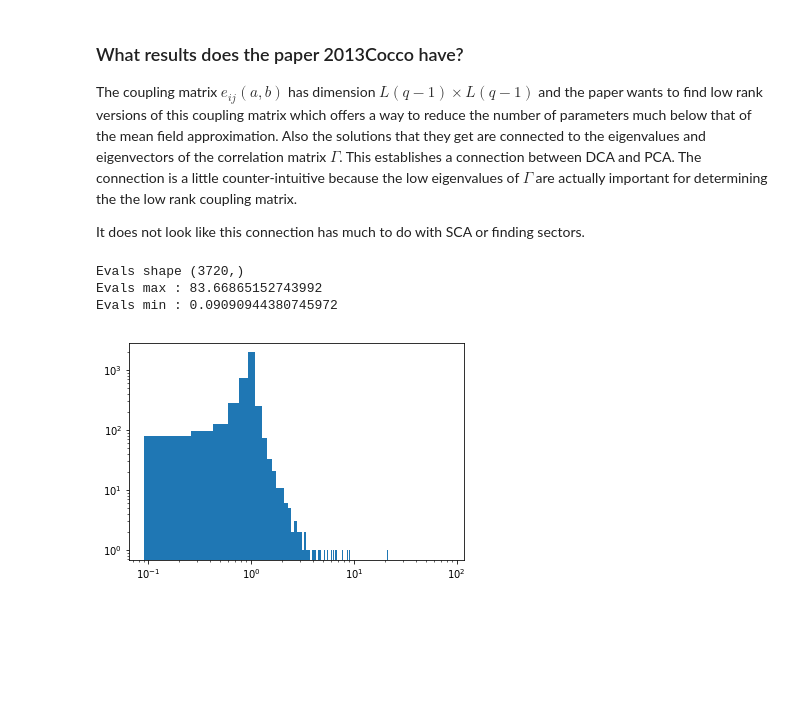
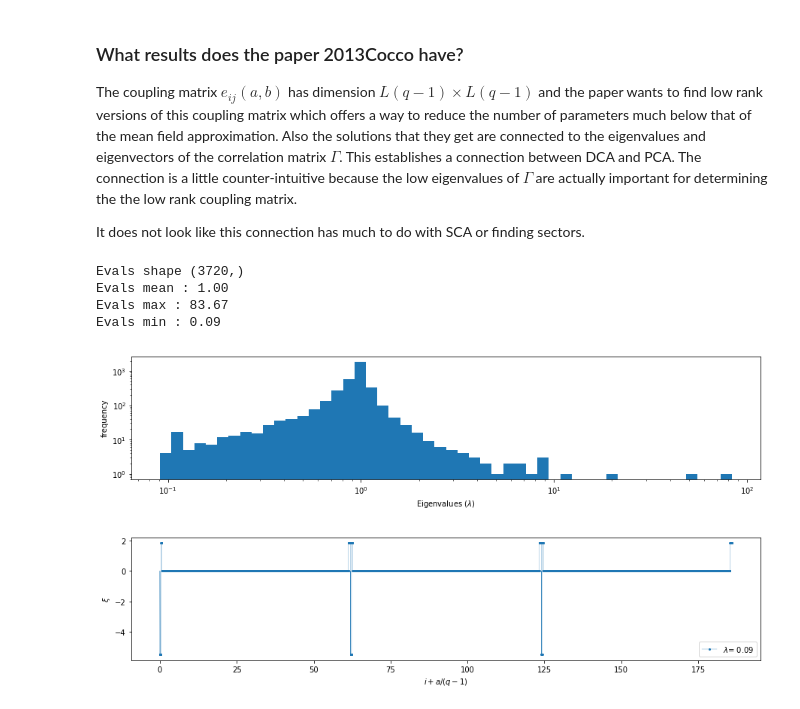
Before and after one commit to sameerd/Romerolab, a Jupyter notebook: projects/PCA_to_DCA/notebooks/PCA_to_DCA.ipynb, the cells around one changed output. Cells and saved outputs as stored; diff of their text form; code cells hidden in the pictures; blank space fills up the shorter version.

Commit message:
Adding patterns

```diff
--- a/projects/PCA_to_DCA/notebooks/PCA_to_DCA.ipynb
+++ b/projects/PCA_to_DCA/notebooks/PCA_to_DCA.ipynb
@@ -314,3 +313,4 @@ Principal component analysis is then applied to the $L$-dimensional $\tilde{C}^{
 C_ii = np.zeros_like(C_i_j_a_b)
 for i in range(L):
     C_ii[i, :, i, :] = C_i_j_a_b[i, :, i, :]
+C_ii_mat = C_ii.reshape(L*(q-1), L*(q-1))
@@ -325,7 +317,9 @@ Dii.shape
+# %%
+w, v = np.linalg.eigh(C_ii_mat)
+D_ii = (v * np.sqrt(w)).dot(v.conj().T)
 # %%
-Dii_inv = np.linalg.inv(Dii)
-
-Gij = Dii_inv @ cov @ Dii_inv
+D_ii_inv = np.linalg.inv(D_ii)
+Gij = D_ii_inv @ cov @ D_ii_inv
 # %% [markdown]
 ### What results does the paper 2013Cocco have? <a id="2013CoccoResults"></a>
 
@@ -333,17 +327,23 @@ The coupling matrix $e_{ij}(a,b)$ has dimension $L(q-1) \times L(q-1)$ and the p
 
 It does not look like this connection has much to do with SCA or finding sectors.
 # %%
-evals = np.linalg.eigvalsh(Gij)
+evals, evecs = np.linalg.eigh(Gij)
 print("Evals shape {}".format(evals.shape))
-print("Evals max : {}".format(evals.max()))
-print("Evals min : {}".format(evals.min()))
+print("Evals mean : {0:.2f}".format(evals.mean()))
+print("Evals max : {0:.2f}".format(evals.max()))
+print("Evals min : {0:.2f}".format(evals.min()))
 # %% [output]
 Evals shape (3720,)
-Evals max : 83.66865152743992
-Evals min : 0.09090944380745972
+Evals mean : 1.00
+Evals max : 83.67
+Evals min : 0.09
 # %%
+plt.figure(figsize=(15, 3))
 plt.yscale('log')
 plt.xscale('log')
-_ = plt.hist(evals, bins=500)
+plt.ylabel("frequency")
+plt.xlabel("Eigenvalues ($\lambda$)")
+_, bins = np.histogram(np.log10(evals), bins=50)
+_ = plt.hist(evals, bins=10**bins)
 # %% [output]
-[figure, old version]
+[figure, new version]
@@ -349,0 +382,5 @@ _ = plt.hist(evals, bins=500)
+# %%
+# plot pattern corresponding to the smallest eigenvalue
+plot_pattern(0)
+# %% [output]
+[figure, added]
```
Also changed, not shown: parts of 6 cells of this notebook.
